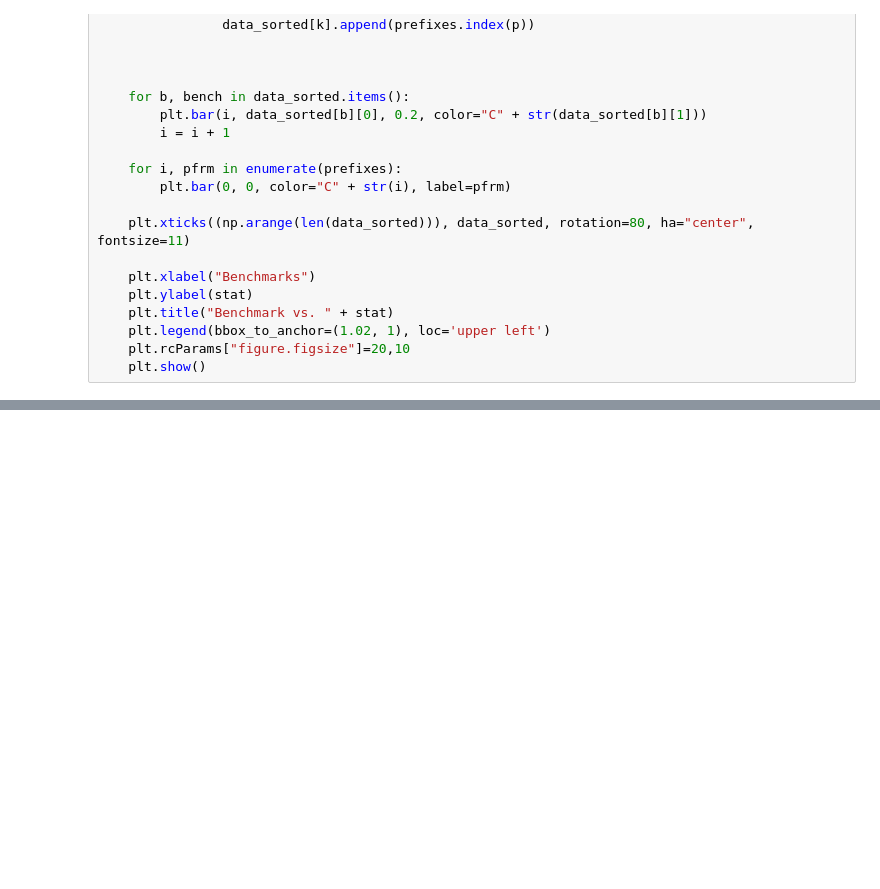
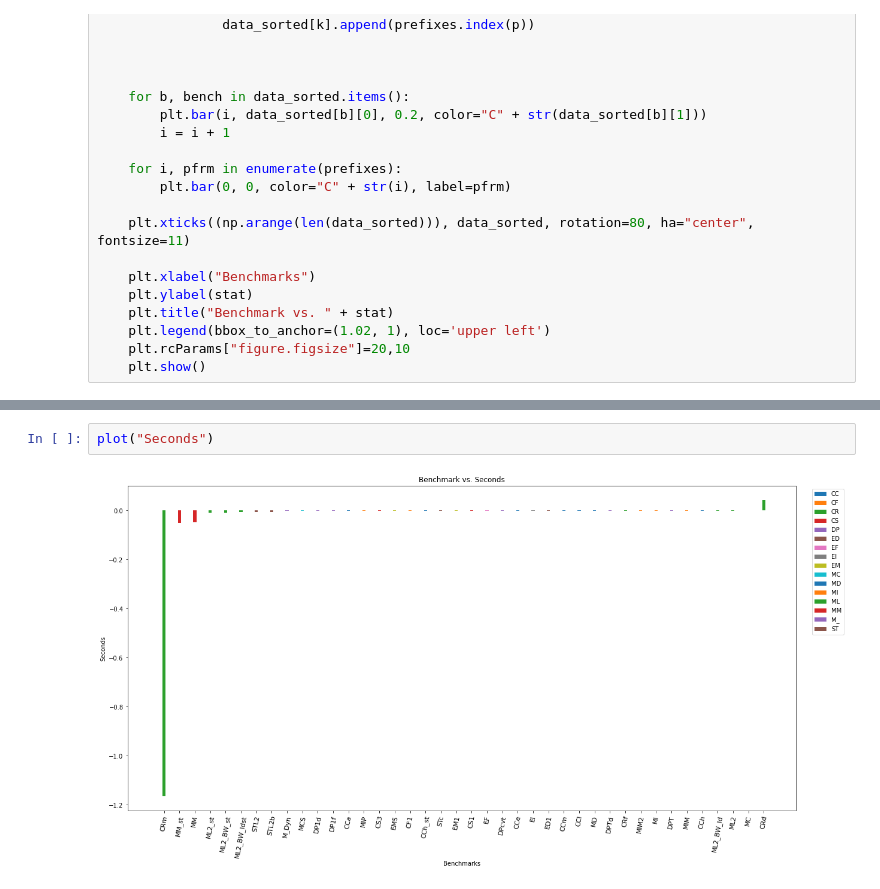
Before and after one commit to darchr/riscv-validation, a Jupyter notebook: plots/Stats_Diff.ipynb, the cells around one changed output, grey strips where cells are left out. Drawn from its saved outputs; the diff is of its cells as text; blank space fills up the shorter version.

```diff
--- a/plots/Stats_Diff.ipynb
+++ b/plots/Stats_Diff.ipynb
@@ -67,3 +71,7 @@ plot("Instructions")
+# %%
+plot("Seconds")
+# %% [output]
+[figure, added]
 # %%
 plot("IPC")
 # %% [output]
```
Also changed, not shown: parts of 5 cells of this notebook, 13 other files.
